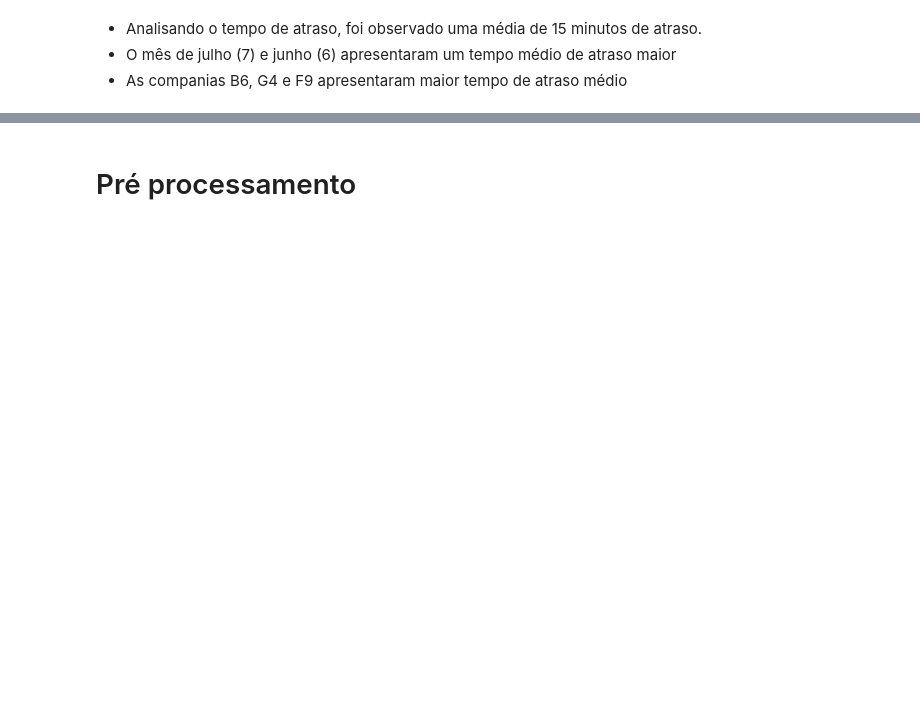
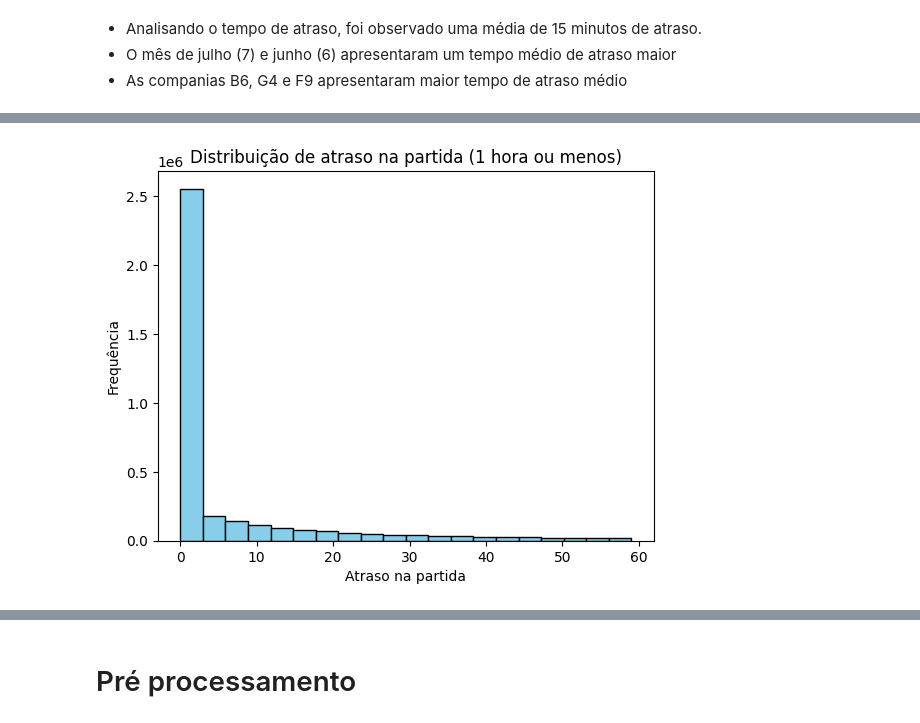
Before and after one commit to RodrigoRVSN/ac2-spark-big-data, a Jupyter notebook: user_data/ac2.ipynb, the cells around one changed output, grey strips where cells are left out. Saved outputs shown, nothing was run; the diff lists cells and outputs as text; code cells hidden in the pictures; blank space fills up the shorter version.

```diff
--- a/user_data/ac2.ipynb
+++ b/user_data/ac2.ipynb
@@ -301,11 +295,13 @@ plt.show()
 # %%
-filtered_dataframe = dataframe.where(dataframe["DepDelayMinutes"] < 60)
+filtered_dataframe = dataframe.where(dataframe["DepDelayMinutes"] < 61)
 arr_delay_values = filtered_dataframe.select("DepDelayMinutes").rdd.flatMap(lambda x: x).collect()
-plt.hist(arr_delay_values, bins=50, color="skyblue", edgecolor="black")
+plt.hist(arr_delay_values, bins=20, color="skyblue", edgecolor="black")
 plt.xlabel("Atraso na partida")
 plt.ylabel("Frequência")
 plt.title("Distribuição de atraso na partida (1 hora ou menos)")
 plt.show()
+# %% [output]
+[figure, added]
 # %%
 # Group delays by DayOfWeek
 delay_by_day = dataframe.groupBy("DayOfWeek").agg(F.avg("ArrDelayMinutes").alias("avg_delay")).orderBy("DayOfWeek")
```
Also changed, not shown: parts of 21 cells of this notebook, 1 other file.
